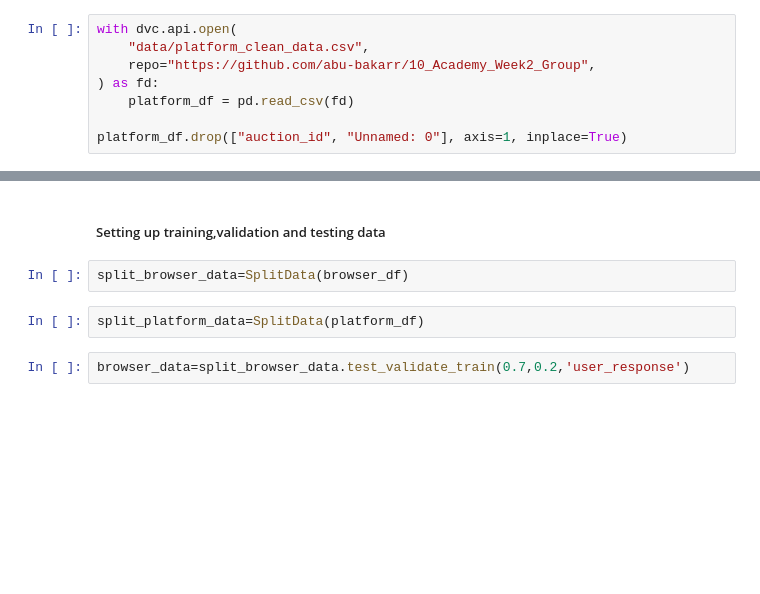
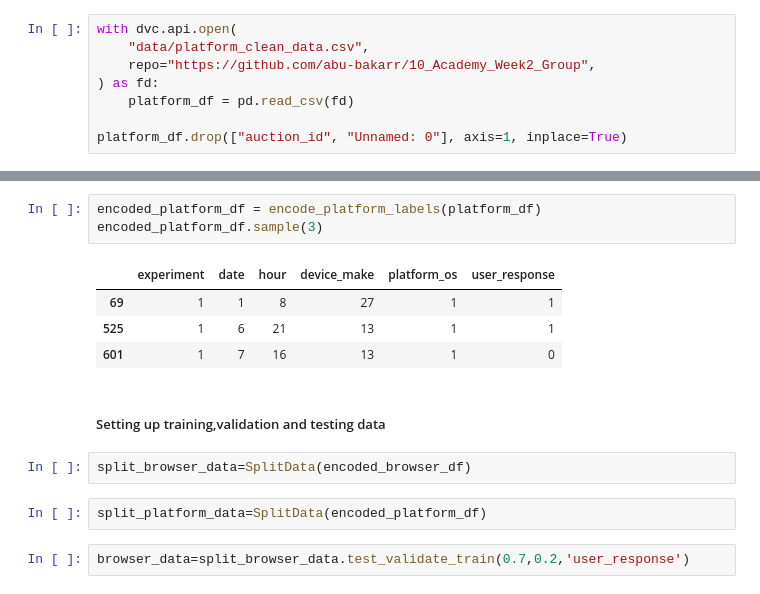
Before and after one commit to abu-bakarr/10_Academy_Week2_Group, a Jupyter notebook: notebooks/ML-Ab-Testing.ipynb, the cells around one changed output, grey strips where cells are left out. Saved outputs shown, nothing was run; the diff lists cells and outputs as text; blank space fills up the shorter version.

```diff
--- a/notebooks/ML-Ab-Testing.ipynb
+++ b/notebooks/ML-Ab-Testing.ipynb
@@ -94,9 +125,17 @@ platform_df.sample(3)
+# %%
+encoded_platform_df = encode_platform_labels(platform_df)
+encoded_platform_df.sample(3)
+# %% [output]
+|  | experiment | date | hour | device_make | platform_os | user_response |
+| 69 | 1 | 1 | 8 | 27 | 1 | 1 |
+| 525 | 1 | 6 | 21 | 13 | 1 | 1 |
+| 601 | 1 | 7 | 16 | 13 | 1 | 0 |
 # %% [markdown]
 <h5>Setting up training,validation and testing data</h5>
 # %%
-split_browser_data=SplitData(browser_df)
+split_browser_data=SplitData(encoded_browser_df)
 # %%
-split_platform_data=SplitData(platform_df)
+split_platform_data=SplitData(encoded_platform_df)
 # %%
 browser_data=split_browser_data.test_validate_train(0.7,0.2,'user_response')
 # %% [output]
```
Also changed, not shown: parts of 9 cells of this notebook, 1 other file.
